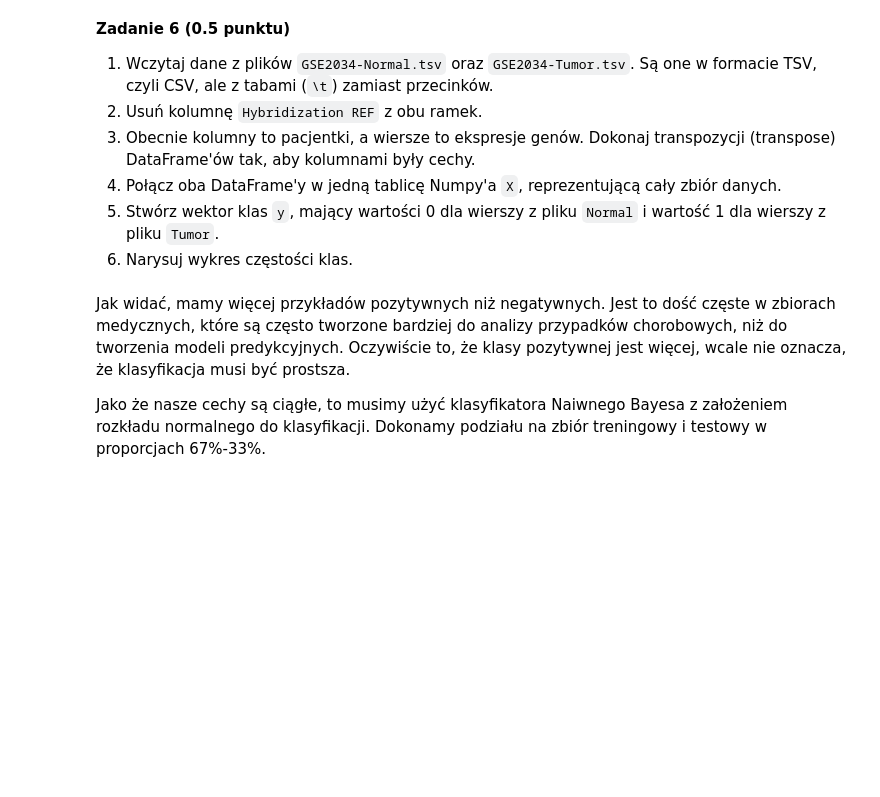
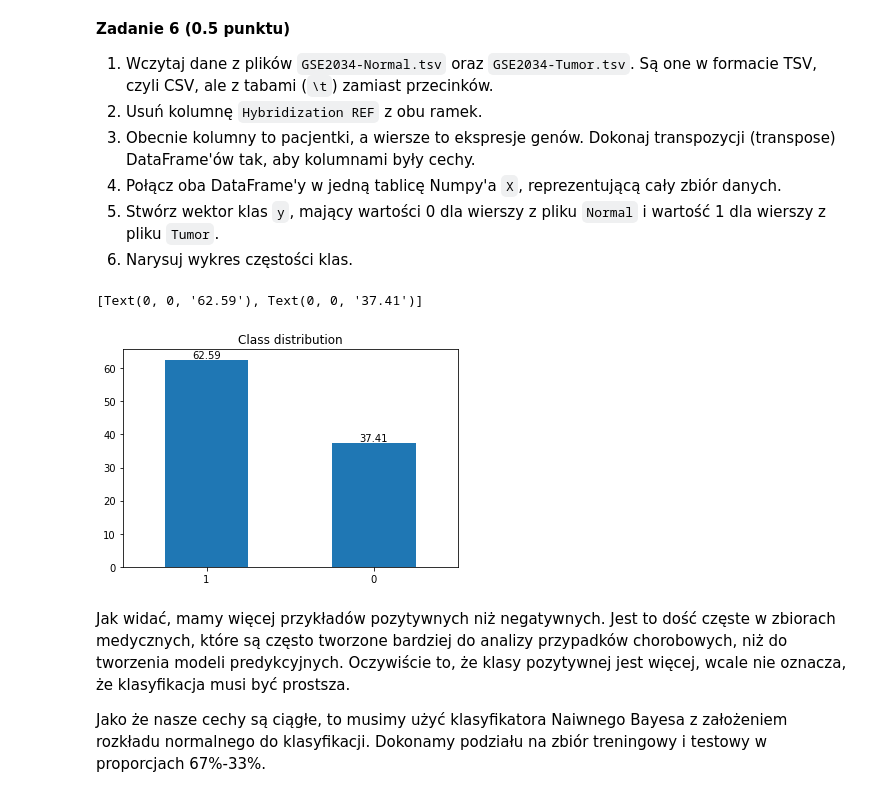
Before and after one commit to pweglik/pum, a Jupyter notebook: lab4/lab4.ipynb, the cells around one changed output. Saved outputs shown, nothing was run; the diff lists cells and outputs as text; code cells hidden in the pictures; blank space fills up the shorter version.

```diff
--- a/lab4/lab4.ipynb
+++ b/lab4/lab4.ipynb
@@ -198,6 +470,30 @@ W przypadku danych medycznych typowo optymalizowaną metryką jest **czułość
 4. Połącz oba DataFrame'y w jedną tablicę Numpy'a `X`, reprezentującą cały zbiór danych.
 5. Stwórz wektor klas `y`, mający wartości 0 dla wierszy z pliku `Normal` i wartość 1 dla wierszy z pliku `Tumor`.
 6. Narysuj wykres częstości klas.
+# %%
+df_normal = pd.read_csv("GSE2034-Normal.tsv", sep="\t")
+df_tumor = pd.read_csv("GSE2034-Tumor.tsv", sep="\t")
+# %%
+df_normal = df_normal.drop(columns="Hybridization REF")
+df_tumor = df_tumor.drop(columns="Hybridization REF")
+# %%
+df_normal = df_normal.transpose()
+df_tumor = df_tumor.transpose()
+# %%
+df_normal["y"] = 0
+df_tumor["y"] = 1
+X = pd.concat([df_normal, df_tumor])
+y = X.pop("y")
+# %%
+class_percentages = y.value_counts(normalize=True)
+class_percentages = round(class_percentages * 100, 2)
+
+ax = class_percentages.plot.bar(title="Class distribution", rot=0)
+
+ax.bar_label(ax.containers[0])
+# %% [output]
+[Text(0, 0, '62.59'), Text(0, 0, '37.41')]
+[figure, added]
 # %% [markdown]
 Jak widać, mamy więcej przykładów pozytywnych niż negatywnych. Jest to dość częste w zbiorach medycznych, które są często tworzone bardziej do analizy przypadków chorobowych, niż do tworzenia modeli predykcyjnych. Oczywiście to, że klasy pozytywnej jest więcej, wcale nie oznacza, że klasyfikacja musi być prostsza.
 
```
Also changed, not shown: parts of 36 cells of this notebook.
